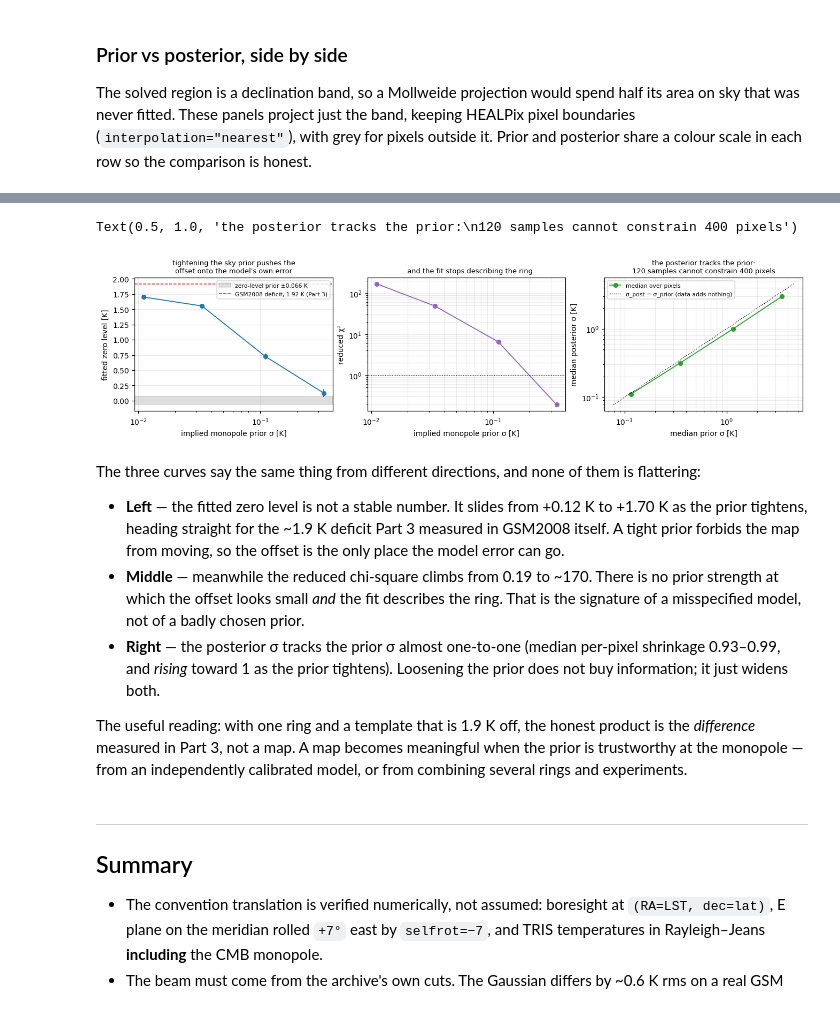
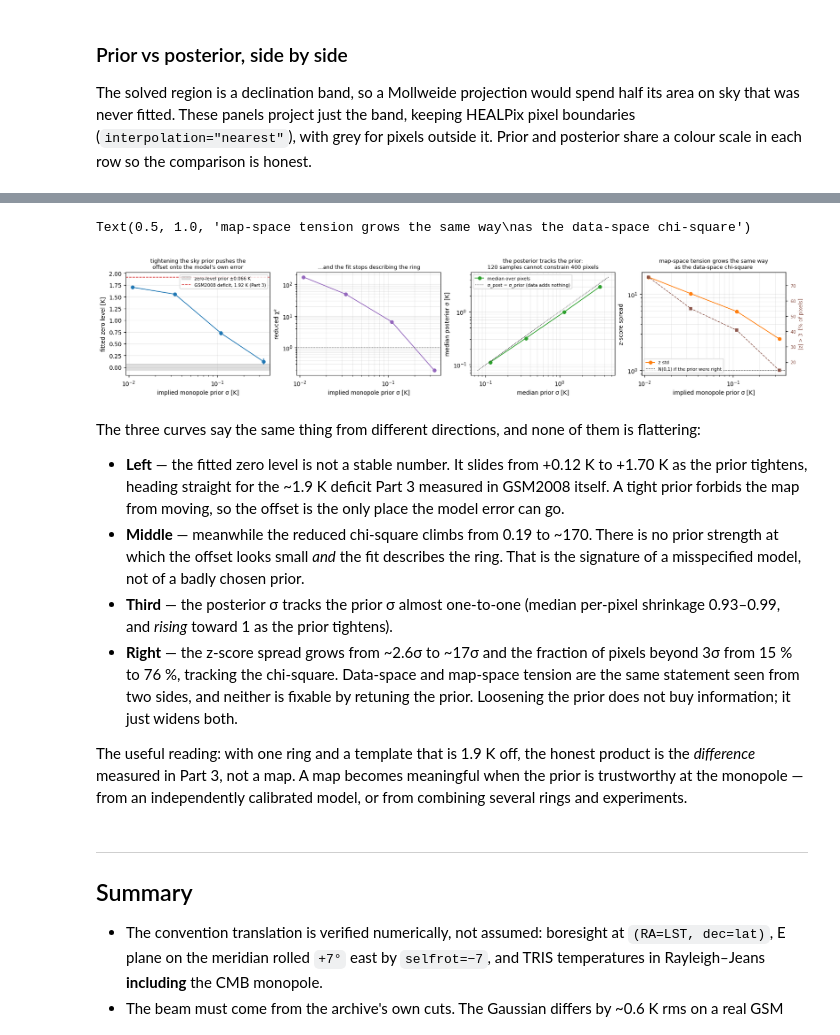
Before and after one commit to zzhang0123/limTOD, a Jupyter notebook: examples/TRIS/tris_limtod_walkthrough.ipynb, the cells around one changed output, grey strips where cells are left out. Saved outputs shown, nothing was run; the diff lists cells and outputs as text; code cells hidden in the pictures.

```diff
--- a/examples/TRIS/tris_limtod_walkthrough.ipynb
+++ b/examples/TRIS/tris_limtod_walkthrough.ipynb
@@ -766,7 +853,7 @@ print(f"\nfor reference, Part 3 measured GSM2008 as {gsm2008_deficit:.2f} K cold
 
 for reference, Part 3 measured GSM2008 as 1.92 K cold at 600.5 MHz
 # %%
-fig, axes = plt.subplots(2, len(scan), figsize=(12.5, 4.4), constrained_layout=True)
+fig, axes = plt.subplots(3, len(scan), figsize=(12.5, 6.4), constrained_layout=True)
 lo, hi = np.percentile(scan[1]["prior_mean"], [1, 99])
 smin = min(np.min(r["sol"].sky_uncertainty_k) for r in scan)
 smax = max(np.max(r["prior_sigma"]) for r in scan)
@@ -776,13 +863,17 @@ for j, row in enumerate(scan):
                      vmin=lo, vmax=hi)
     im_s = show_band(axes[1, j], row["sol"].sky_uncertainty_k, "magma", "posterior σ",
                      norm=LogNorm(vmin=max(smin, 1e-3), vmax=smax))
-    axes[0, j].set_yticks([0, 40, 80]); axes[1, j].set_yticks([0, 40, 80])
-    for ax in (axes[0, j], axes[1, j]):
+    im_z = show_band(axes[2, j], row["z"], "RdBu_r",
+                     f"z-score   (std {row['z'][np.isfinite(row['z'])].std():.1f})",
+                     vmin=-ZLIM, vmax=ZLIM)
+    for ax in axes[:, j]:
+        ax.set_yticks([0, 40, 80])
         ax.set_xticks([-180, 0, 180]); ax.set_xticklabels(["0", "180", "360"])
 fig.colorbar(im_m, ax=list(axes[0]), fraction=0.020, pad=0.01, label="K")
 fig.colorbar(im_s, ax=list(axes[1]), fraction=0.020, pad=0.01, label="K")
-for ax in axes[1]:
+fig.colorbar(im_z, ax=list(axes[2]), fraction=0.020, pad=0.01, label="σ")
+for ax in axes[2]:
     ax.set_xlabel("RA [deg]", fontsize=8)
-axes[0, 0].set_ylabel("dec [deg]", fontsize=8)
-axes[1, 0].set_ylabel("dec [deg]", fontsize=8)
+for r in range(3):
+    axes[r, 0].set_ylabel("dec [deg]", fontsize=8)
 # %% [output]
@@ -796,38 +886,51 @@ chi2 = np.array([r["sol"].reduced_chi_square for r in scan])
 sig_prior = np.array([np.median(r["prior_sigma"]) for r in scan])
 sig_post = np.array([np.median(r["sol"].sky_uncertainty_k) for r in scan])
 
-fig, axes = plt.subplots(1, 3, figsize=(12, 3.1), constrained_layout=True)
+fig, axes = plt.subplots(1, 4, figsize=(15.5, 3.1), constrained_layout=True)
 
 ax = axes[0]
 ax.axhspan(-inputs.zero_level_sigma_k, inputs.zero_level_sigma_k, color="grey",
            alpha=0.25, label=f"zero-level prior ±{inputs.zero_level_sigma_k:.3f} K")
 ax.axhline(gsm2008_deficit, color="tab:red", ls="--", lw=1,
            label=f"GSM2008 deficit, {gsm2008_deficit:.2f} K (Part 3)")
 ax.errorbar(implied, zero, yerr=zerr, fmt="o-", ms=5, lw=1.2, color="tab:blue")
 ax.set_xscale("log"); ax.set_xlabel("implied monopole prior σ [K]")
 ax.set_ylabel("fitted zero level [K]"); ax.legend(fontsize=7); ax.grid(alpha=0.25)
 ax.set_title("tightening the sky prior pushes the\noffset onto the model's own error",
              fontsize=8.5)
 
 ax = axes[1]
 ax.loglog(implied, chi2, "o-", ms=5, lw=1.2, color="tab:purple")
 ax.axhline(1.0, color="k", lw=0.8, ls=":")
 ax.set_xlabel("implied monopole prior σ [K]"); ax.set_ylabel("reduced χ²")
 ax.grid(alpha=0.25, which="both")
 ax.set_title("...and the fit stops describing the ring", fontsize=8.5)
 
 ax = axes[2]
 ax.loglog(sig_prior, sig_post, "o-", ms=5, lw=1.2, color="tab:green",
           label="median over pixels")
 edge = np.array([sig_post.min() * 0.7, sig_prior.max() * 1.3])
 ax.plot(edge, edge, "k:", lw=0.9, label="σ_post = σ_prior (data adds nothing)")
 ax.set_xlabel("median prior σ [K]"); ax.set_ylabel("median posterior σ [K]")
 ax.legend(fontsize=7); ax.grid(alpha=0.25, which="both")
 ax.set_title("the posterior tracks the prior:\n120 samples cannot constrain 400 pixels",
              fontsize=8.5)
+
+ax = axes[3]
+z_std = np.array([r["z"][np.isfinite(r["z"])].std() for r in scan])
+z_tail = np.array([100 * np.mean(np.abs(r["z"][np.isfinite(r["z"])]) > 3) for r in scan])
+ax.loglog(implied, z_std, "o-", ms=5, lw=1.2, color="tab:orange", label="z std")
+ax.axhline(1.0, color="k", lw=0.8, ls=":", label="N(0,1) if the prior were right")
+twin = ax.twinx()
+twin.semilogx(implied, z_tail, "s--", ms=4, lw=1.0, color="tab:brown")
+twin.set_ylabel("|z| > 3  [% of pixels]", fontsize=8, color="tab:brown")
+twin.tick_params(axis="y", labelcolor="tab:brown", labelsize=7)
+ax.set_xlabel("implied monopole prior σ [K]"); ax.set_ylabel("z-score spread")
+ax.legend(fontsize=7, loc="lower left"); ax.grid(alpha=0.25, which="both")
+ax.set_title("map-space tension grows the same way\nas the data-space chi-square", fontsize=8.5)
 # %% [output]
-Text(0.5, 1.0, 'the posterior tracks the prior:\n120 samples cannot constrain 400 pixels')
+Text(0.5, 1.0, 'map-space tension grows the same way\nas the data-space chi-square')
-[figure, old version]
+[figure, new version]
 # %% [markdown]
 The three curves say the same thing from different directions, and none of them is
 flattering:
@@ -839,8 +942,11 @@ flattering:
 * **Middle** — meanwhile the reduced chi-square climbs from 0.19 to ~170. There is no
   prior strength at which the offset looks small *and* the fit describes the ring. That
   is the signature of a misspecified model, not of a badly chosen prior.
-* **Right** — the posterior σ tracks the prior σ almost one-to-one (median per-pixel
+* **Third** — the posterior σ tracks the prior σ almost one-to-one (median per-pixel
   shrinkage 0.93–0.99, and *rising* toward 1 as the prior tightens).
+* **Right** — the z-score spread grows from ~2.6σ to ~17σ and the fraction of pixels
+  beyond 3σ from 15 % to 76 %, tracking the chi-square. Data-space and map-space tension
+  are the same statement seen from two sides, and neither is fixable by retuning the prior.
   Loosening the prior does not buy information; it just widens both.
 
 The useful reading: with one ring and a template that is 1.9 K off, the honest product is
```
Also changed, not shown: parts of 6 cells of this notebook.
